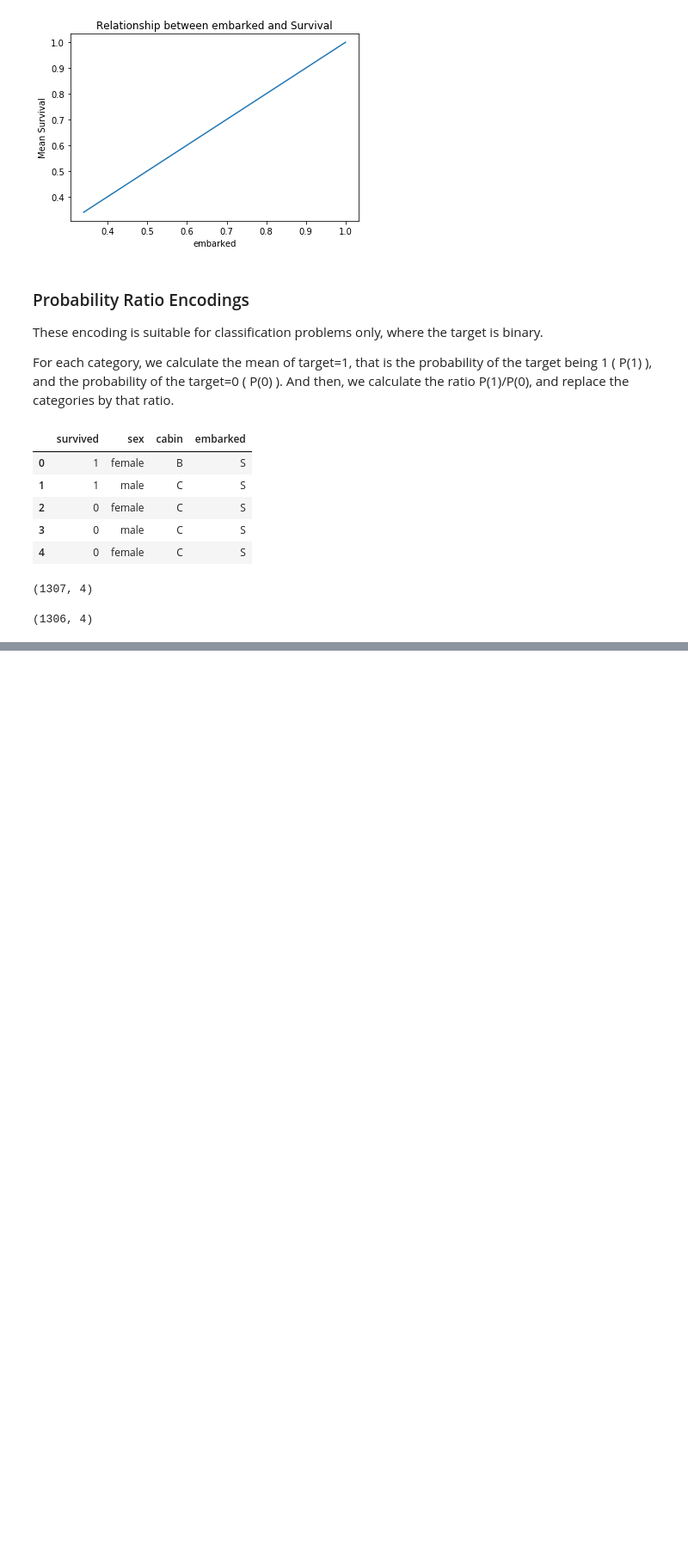
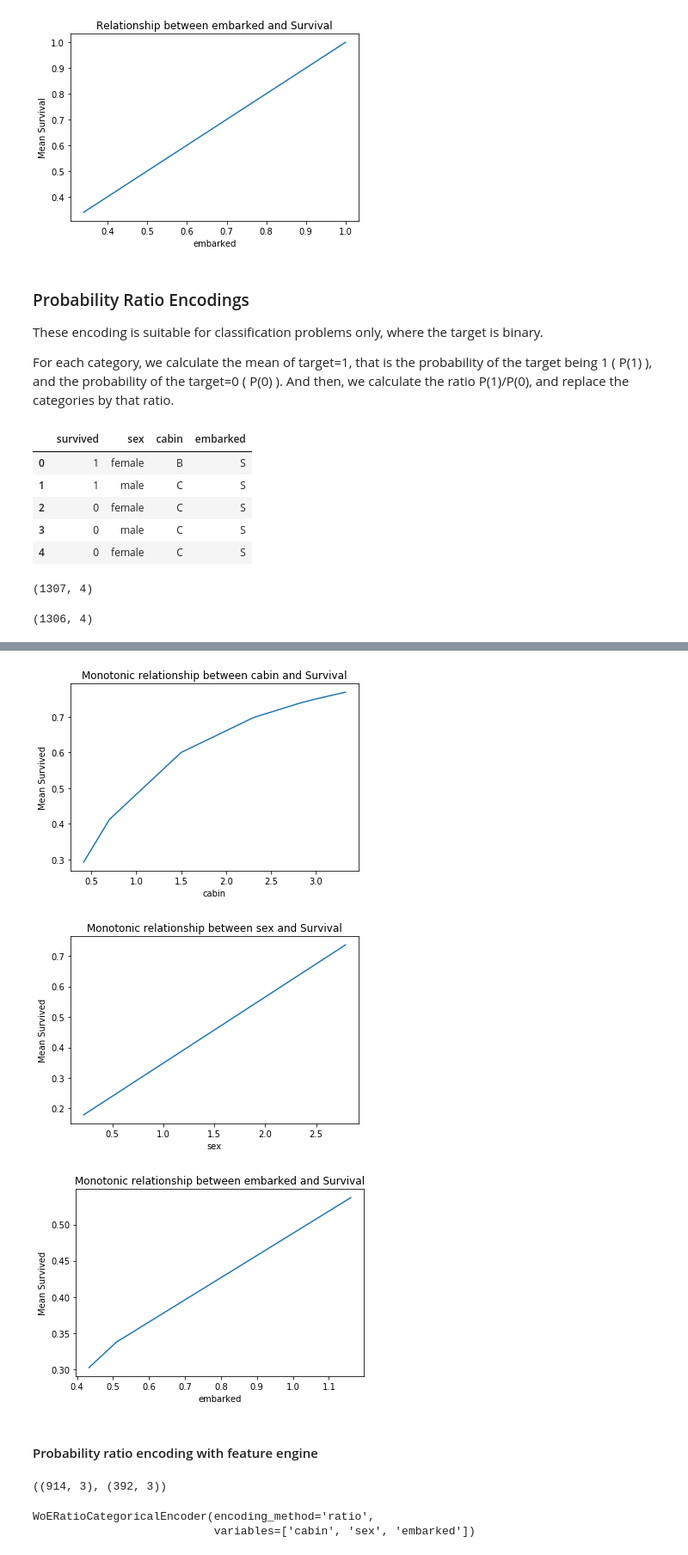
Before and after one commit to KarthikKothareddy/FeatureEngineering, a Jupyter notebook: categorical_variable_encoding.ipynb, the cells around one changed output, grey strips where cells are left out. Shown: that part at 86% size. Cells and saved outputs as stored; diff of their text form; code cells hidden in the pictures; blank space fills up the shorter version.

Commit message:
pre with feature engine

```diff
--- a/categorical_variable_encoding.ipynb
+++ b/categorical_variable_encoding.ipynb
@@ -1259,0 +1355,4 @@ data.shape
+# %%
+# now that we have the ratios let's get the mappings
+mappings = prob_df["ratio"].to_dict()
+mappings
@@ -1259,0 +1368,4 @@ data.shape
+# %%
+# applying to train and test
+x_train["cabin"] = x_train["cabin"].map(mappings)
+x_test["cabin"] = x_test["cabin"].map(mappings)
@@ -1259,0 +1386,15 @@ data.shape
+# %%
+# functionalizing the prob ratio
+
+def probability_ratio_encode(data, feature, target):
+    __probability = pd.DataFrame(data.groupby(feature)[target].mean())
+    __probability["negative"] = 1 - __probability[target]
+    __probability["ratio"] = __probability[target] / __probability["negative"]
+
+    # masking
+    data[feature] = data[feature].map(__probability["ratio"].to_dict())
+    return data
+# %%
+for feature in ["sex", "embarked"]:
+    x_train = probability_ratio_encode(x_train, feature, "survived")
+x_train.head()
@@ -1259,0 +1408,36 @@ data.shape
+# %%
+# let's inspect the newly created monotonic relationship
+# between the categorical variables and the target
+for var in ['cabin', 'sex', 'embarked']:
+    fig = plt.figure()
+    fig = x_train.groupby([var])['survived'].mean().plot()
+    fig.set_title('Monotonic relationship between {} and Survival'.format(var))
+    fig.set_ylabel('Mean Survived')
+    plt.show()
+# %% [output]
+[figure, added]
+[figure, added]
+[figure, added]
+# %% [markdown]
+#### Probability ratio encoding with feature engine
+# %%
+# split
+x_train, x_test, y_train, y_test = train_test_split(
+    data[['sex', 'embarked', 'cabin']],
+    data['survived'],  # target
+    test_size=0.3,
+    random_state=0)
+
+x_train.shape, x_test.shape
+# -----
+# %% [output]
+((914, 3), (392, 3))
+# %%
+ratio_encoder = WoERatioCategoricalEncoder(
+    encoding_method="ratio",
+    variables=["cabin", "sex", "embarked"]
+)
+ratio_encoder.fit(x_train, y_train)
+# %% [output]
+WoERatioCategoricalEncoder(encoding_method='ratio',
+                           variables=['cabin', 'sex', 'embarked'])
```
Also changed, not shown: parts of 13 cells of this notebook.
